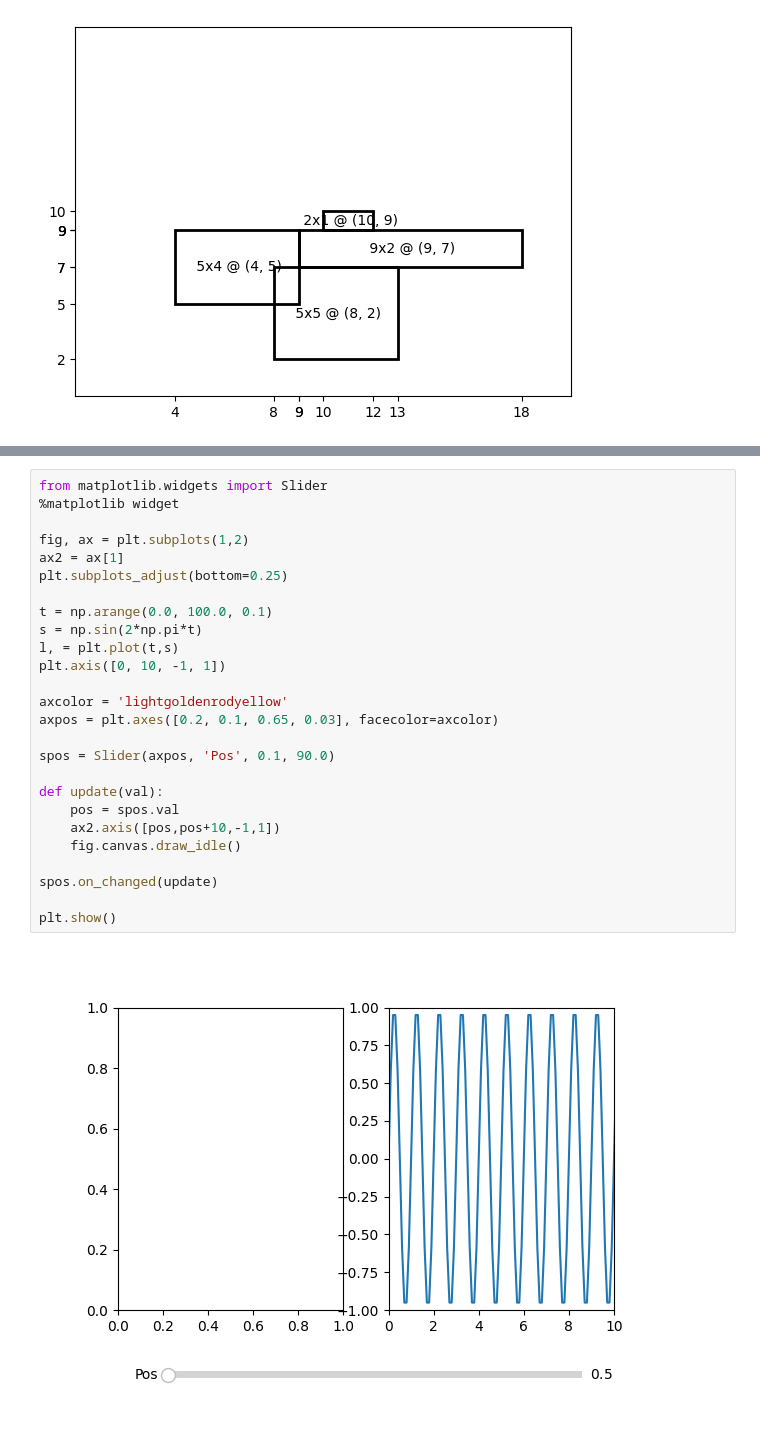
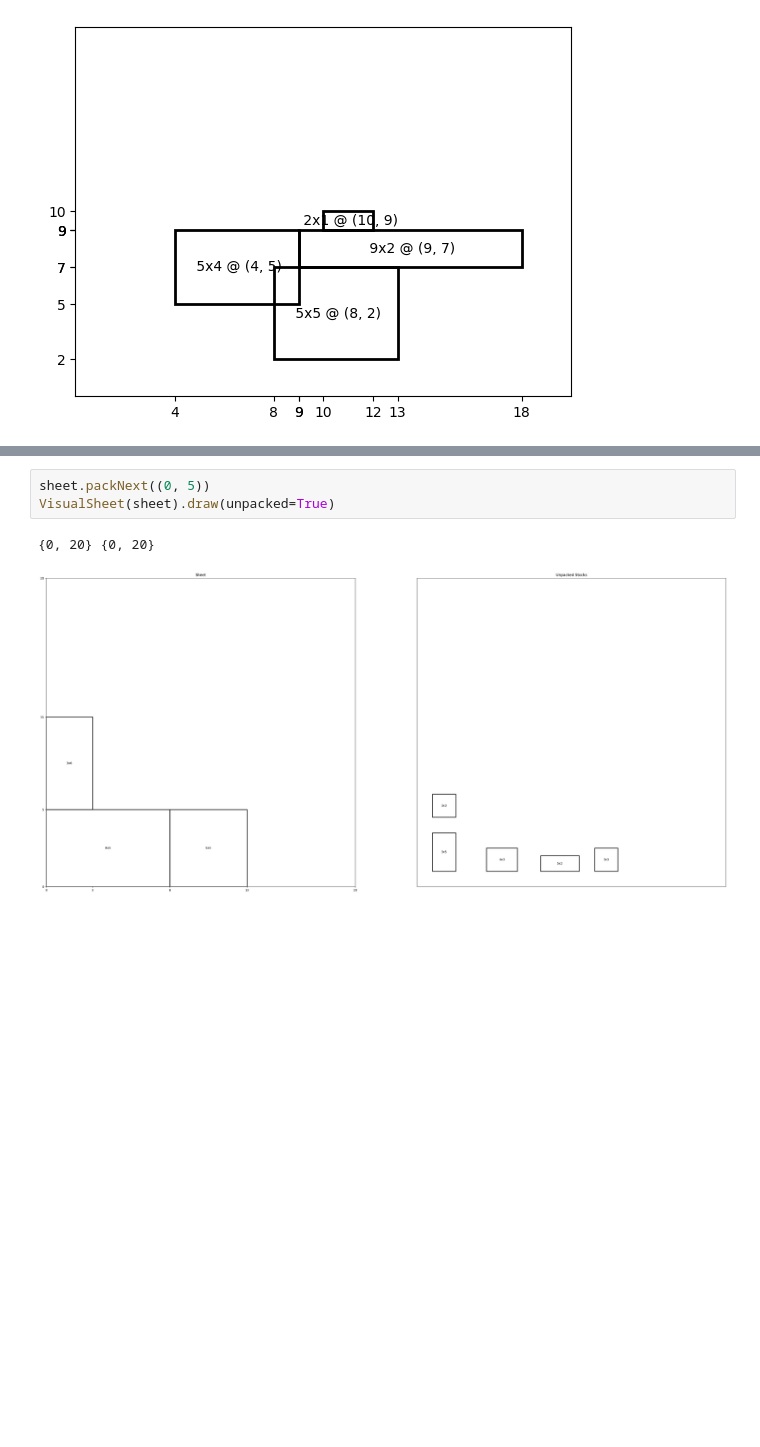
Before and after one commit to parsakzr/cutting-stock-problem, a Jupyter notebook: notebook.ipynb, the cells around one changed output, grey strips where cells are left out. Saved outputs shown, nothing was run; the diff lists cells and outputs as text; blank space fills up the shorter version.

```diff
--- a/notebook.ipynb
+++ b/notebook.ipynb
@@ -82,28 +77,6 @@ Additionally, there's no need for the Slider widget. The matplotlib interactive
-# %%
-from matplotlib.widgets import Slider
-%matplotlib widget
-
-fig, ax = plt.subplots(1,2)
-ax2 = ax[1]
-plt.subplots_adjust(bottom=0.25)
-
-t = np.arange(0.0, 100.0, 0.1)
-s = np.sin(2*np.pi*t)
-l, = plt.plot(t,s)
-plt.axis([0, 10, -1, 1])
-
-axcolor = 'lightgoldenrodyellow'
-axpos = plt.axes([0.2, 0.1, 0.65, 0.03], facecolor=axcolor)
-
-spos = Slider(axpos, 'Pos', 0.1, 90.0)
-
-def update(val):
-    pos = spos.val
-    ax2.axis([pos,pos+10,-1,1])
-    fig.canvas.draw_idle()
-
-spos.on_changed(update)
-
-plt.show()
-# %% [output]
-[figure, removed]
+# %%
+sheet.packNext((0, 5))
+VisualSheet(sheet).draw(unpacked=True)
+# %% [output]
+{0, 20} {0, 20}
+[figure, added]
```
Also changed, not shown: parts of 6 cells of this notebook, 3 other files.
